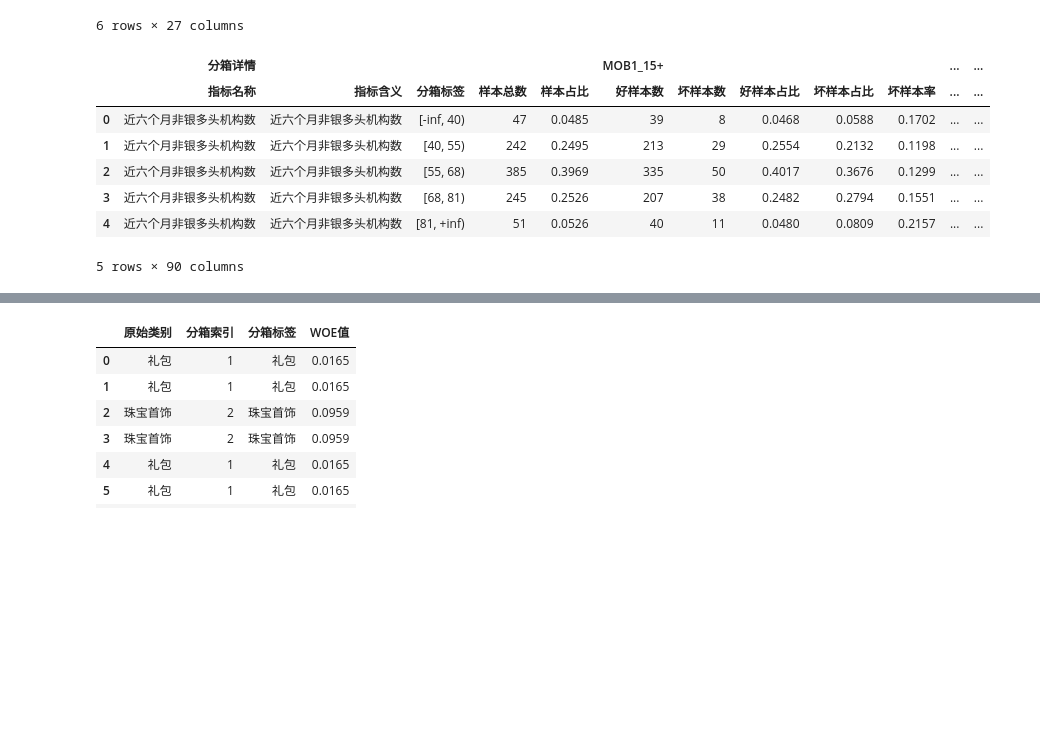
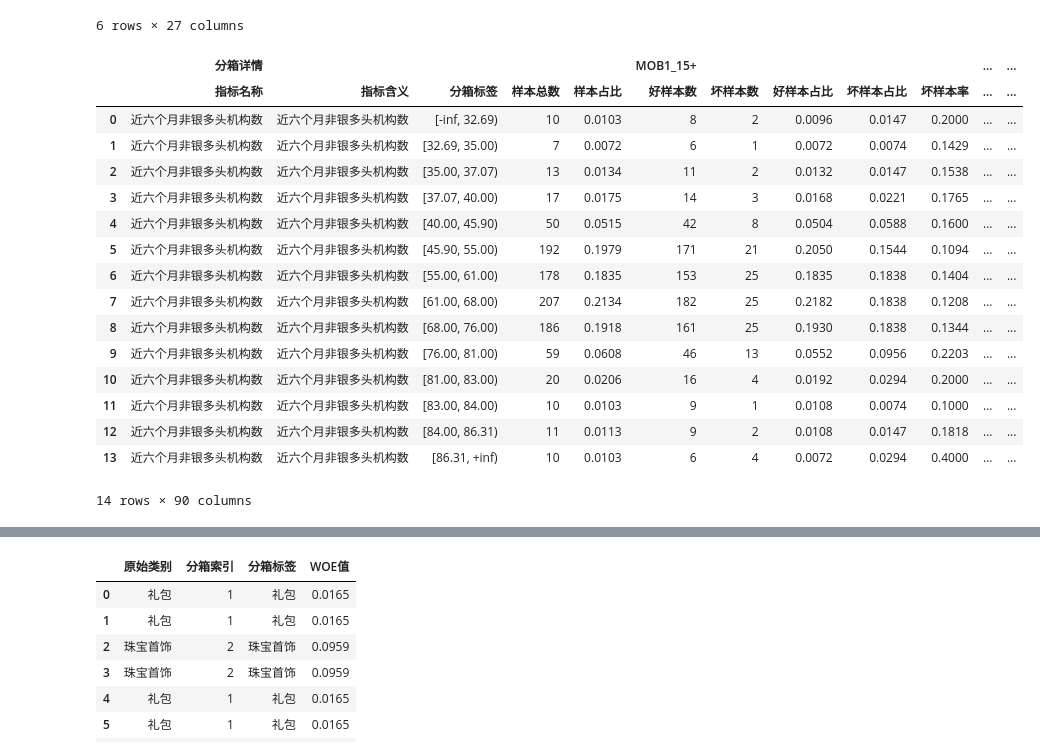
Before and after one commit to hengshu-credit/hscredit, a Jupyter notebook: examples/01_binning.ipynb, the cells around one changed output, grey strips where cells are left out. Saved outputs shown, nothing was run; the diff lists cells and outputs as text; code cells hidden in the pictures; blank space fills up the shorter version.

```diff
--- a/examples/01_binning.ipynb
+++ b/examples/01_binning.ipynb
@@ -511,22 +511,31 @@ binning_summary
 # %%
 from hscredit.report import feature_bin_stats
 
 feature_bin_stats(
     data=df,
     feature='近六个月非银多头机构数',
     overdue='MOB1',
     dpds=[15, 10, 7, 3, 1],
     method='quantile',
     max_n_bins=5,
     long_format=False,
-    quantiles=[0,0.01,0.02,0.03,0.05,0.1,0.3,0.5,0.7,0.9,0.95,0.97,0.98,0.99,1],
+    quantiles=[0.01,0.02,0.03,0.05,0.1,0.3,0.5,0.7,0.9,0.95,0.97,0.98,0.99],
 )
 # %% [output]
 |  | 分箱详情 |  |  |  |  | MOB1_15+ |  |  |  |  | ... | ... |
 |  | 指标名称 | 指标含义 | 分箱标签 | 样本总数 | 样本占比 | 好样本数 | 坏样本数 | 好样本占比 | 坏样本占比 | 坏样本率 | ... | ... |
-| 0 | 近六个月非银多头机构数 | 近六个月非银多头机构数 | [-inf, 40) | 47 | 0.0485 | 39 | 8 | 0.0468 | 0.0588 | 0.1702 | ... | ... |
-| 1 | 近六个月非银多头机构数 | 近六个月非银多头机构数 | [40, 55) | 242 | 0.2495 | 213 | 29 | 0.2554 | 0.2132 | 0.1198 | ... | ... |
-| 2 | 近六个月非银多头机构数 | 近六个月非银多头机构数 | [55, 68) | 385 | 0.3969 | 335 | 50 | 0.4017 | 0.3676 | 0.1299 | ... | ... |
-| 3 | 近六个月非银多头机构数 | 近六个月非银多头机构数 | [68, 81) | 245 | 0.2526 | 207 | 38 | 0.2482 | 0.2794 | 0.1551 | ... | ... |
-| 4 | 近六个月非银多头机构数 | 近六个月非银多头机构数 | [81, +inf) | 51 | 0.0526 | 40 | 11 | 0.0480 | 0.0809 | 0.2157 | ... | ... |
+| 0 | 近六个月非银多头机构数 | 近六个月非银多头机构数 | [-inf, 32.69) | 10 | 0.0103 | 8 | 2 | 0.0096 | 0.0147 | 0.2000 | ... | ... |
+| 1 | 近六个月非银多头机构数 | 近六个月非银多头机构数 | [32.69, 35.00) | 7 | 0.0072 | 6 | 1 | 0.0072 | 0.0074 | 0.1429 | ... | ... |
+| 2 | 近六个月非银多头机构数 | 近六个月非银多头机构数 | [35.00, 37.07) | 13 | 0.0134 | 11 | 2 | 0.0132 | 0.0147 | 0.1538 | ... | ... |
+| 3 | 近六个月非银多头机构数 | 近六个月非银多头机构数 | [37.07, 40.00) | 17 | 0.0175 | 14 | 3 | 0.0168 | 0.0221 | 0.1765 | ... | ... |
+| 4 | 近六个月非银多头机构数 | 近六个月非银多头机构数 | [40.00, 45.90) | 50 | 0.0515 | 42 | 8 | 0.0504 | 0.0588 | 0.1600 | ... | ... |
+| 5 | 近六个月非银多头机构数 | 近六个月非银多头机构数 | [45.90, 55.00) | 192 | 0.1979 | 171 | 21 | 0.2050 | 0.1544 | 0.1094 | ... | ... |
+| 6 | 近六个月非银多头机构数 | 近六个月非银多头机构数 | [55.00, 61.00) | 178 | 0.1835 | 153 | 25 | 0.1835 | 0.1838 | 0.1404 | ... | ... |
+| 7 | 近六个月非银多头机构数 | 近六个月非银多头机构数 | [61.00, 68.00) | 207 | 0.2134 | 182 | 25 | 0.2182 | 0.1838 | 0.1208 | ... | ... |
+| 8 | 近六个月非银多头机构数 | 近六个月非银多头机构数 | [68.00, 76.00) | 186 | 0.1918 | 161 | 25 | 0.1930 | 0.1838 | 0.1344 | ... | ... |
+| 9 | 近六个月非银多头机构数 | 近六个月非银多头机构数 | [76.00, 81.00) | 59 | 0.0608 | 46 | 13 | 0.0552 | 0.0956 | 0.2203 | ... | ... |
+| 10 | 近六个月非银多头机构数 | 近六个月非银多头机构数 | [81.00, 83.00) | 20 | 0.0206 | 16 | 4 | 0.0192 | 0.0294 | 0.2000 | ... | ... |
+| 11 | 近六个月非银多头机构数 | 近六个月非银多头机构数 | [83.00, 84.00) | 10 | 0.0103 | 9 | 1 | 0.0108 | 0.0074 | 0.1000 | ... | ... |
+| 12 | 近六个月非银多头机构数 | 近六个月非银多头机构数 | [84.00, 86.31) | 11 | 0.0113 | 9 | 2 | 0.0108 | 0.0147 | 0.1818 | ... | ... |
+| 13 | 近六个月非银多头机构数 | 近六个月非银多头机构数 | [86.31, +inf) | 10 | 0.0103 | 6 | 4 | 0.0072 | 0.0294 | 0.4000 | ... | ... |
-5 rows × 90 columns
+14 rows × 90 columns
```
Also changed, not shown: parts of 9 cells of this notebook, 5 other files.
